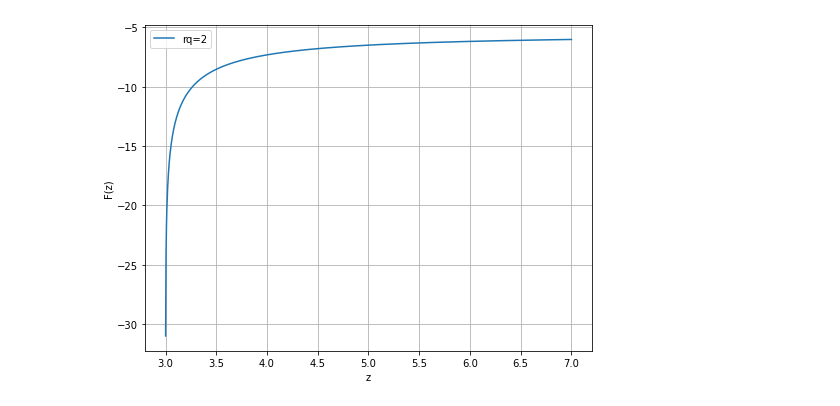
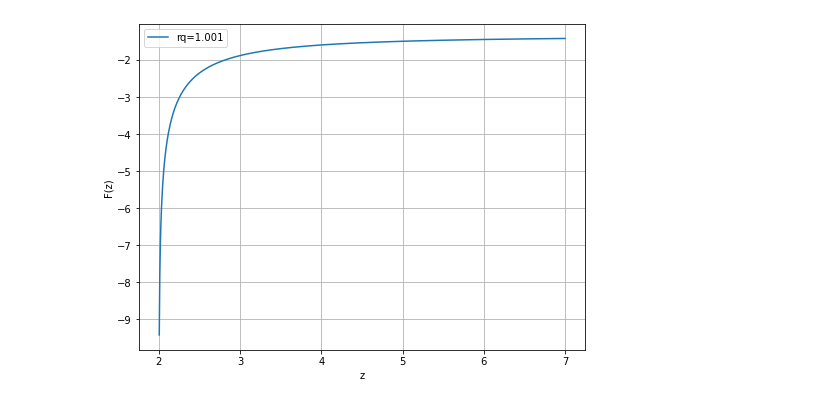
Before and after one commit to nelly125/CW_5th_course, a Jupyter notebook: Task_4/F(z).ipynb, the cells around one changed output. Saved outputs shown, nothing was run; the diff lists cells and outputs as text; code cells hidden in the pictures.

Commit message:
plots

```diff
--- a/Task_4/F(z).ipynb
+++ b/Task_4/F(z).ipynb
@@ -1,30 +1,31 @@
 # %%
 import matplotlib.pyplot as plt
 import numpy as np
+import math
 
 def integrand(theta, z, rq):
     return (1 - rq * np.cos(theta)) / np.sqrt(rq**2 + 1 - 2 * rq * np.cos(theta)) * z / np.sqrt(z**2 - (rq**2 + 1 - 2 * rq * np.cos(theta))) * np.cos(theta)
 
 def rectangular_integration(z, rq, n):
     integral_sum = 0.0
     for k in range(1, n + 1):
         theta_k = 2 * np.pi * k / n
         integral_sum += integrand(theta_k, z, rq)
     integral = rq * 2 * np.pi / n * integral_sum
     return integral
 
-rq = 2
+rq = 1.001
 z_values = np.linspace(rq**2 -1 + 0.001, 7, 1000)
 n_value = 1000
 
 F_values = [rectangular_integration(z_val, rq, n_value) for z_val in z_values]
 
 plt.figure(figsize=(8, 6))
 plt.plot(z_values, F_values, label=f'rq={rq}')
 plt.xlabel('z')
 plt.ylabel('F(z)')
 plt.legend()
 plt.grid(True)
 plt.show()
 # %% [output]
-[figure, old version]
+[figure, new version]
```
Also changed, not shown: parts of 15 cells of this notebook.
